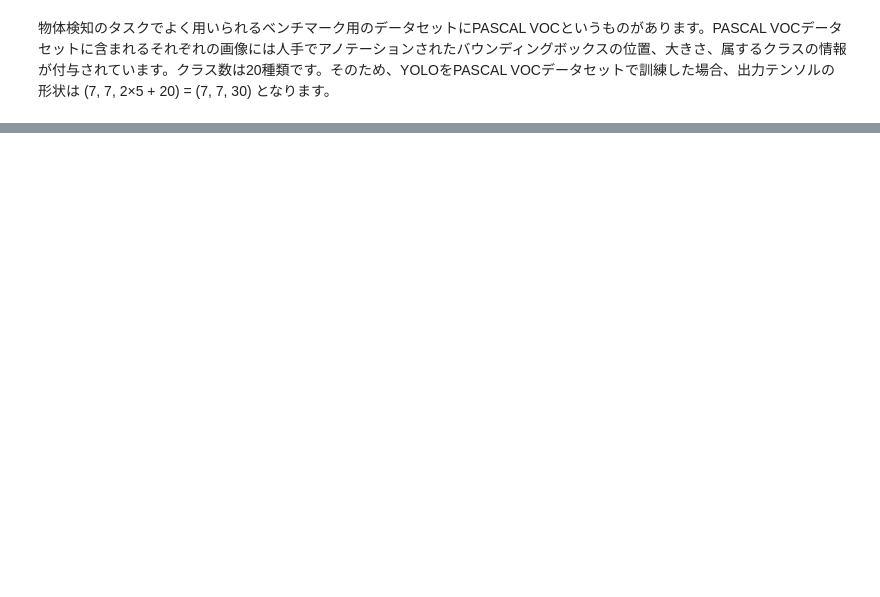
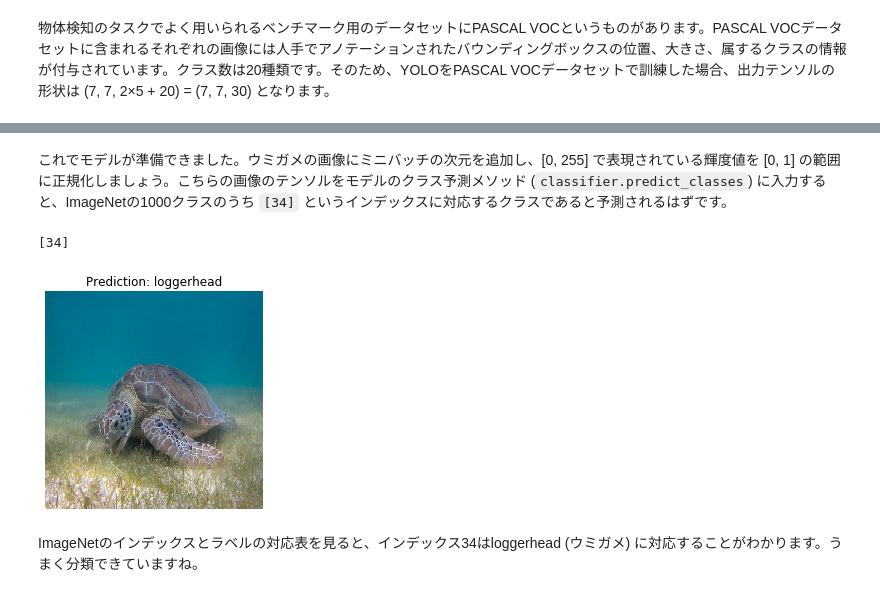
Before and after one commit to kmotohas/shuwa-book-dl4prac-examples, a Jupyter notebook: notebooks/chap02.ipynb, the cells around one changed output, grey strips where cells are left out. Saved outputs shown, nothing was run; the diff lists cells and outputs as text; code cells hidden in the pictures; blank space fills up the shorter version.

```diff
--- a/notebooks/chap02.ipynb
+++ b/notebooks/chap02.ipynb
@@ -532,0 +570,35 @@ VoTT意外にも個人や企業等によりさまざまな支援ツールが開
+# %%
+from tensorflow import keras
+import tensorflow_hub as hub
+
+classifier_url = 'https://tfhub.dev/google/imagenet/resnet_v2_152/classification/4'
+classifier = keras.Sequential([
+    hub.KerasLayer(classifier_url, input_shape=(224, 224, 3))
+])
+# %% [markdown]
+これでモデルが準備できました。ウミガメの画像にミニバッチの次元を追加し、\[0, 255\] で表現されている輝度値を \[0, 1\] の範囲に正規化しましょう。こちらの画像のテンソルをモデルのクラス予測メソッド (`classifier.predict_classes`) に入力すると、ImageNetの1000クラスのうち `[34]` というインデックスに対応するクラスであると予測されるはずです。
+# %%
+import numpy as np
+
+# ミニバッチ次元の追加と正規化
+input_tensor = np.expand_dims(image_numpy, axis=0)
+input_tensor = input_tensor / 255.
+
+# 訓練済みモデルによる画像分類
+predicted_class = classifier.predict_classes(input_tensor)
+print(predicted_class)  # [34]
+
+# インデックス (34) をクラス名に変換するテーブルを取得
+labels_path = keras.utils.get_file('ImageNetLabels.txt','https://storage.googleapis.com/download.tensorflow.org/data/ImageNetLabels.txt')
+imagenet_labels = np.array(open(labels_path).read().splitlines())
+
+# 画像と予測クラス名を描画
+plt.imshow(image_numpy)
+plt.axis('off')
+predicted_class_name = imagenet_labels[predicted_class[0]]
+_ = plt.title("Prediction: " + predicted_class_name)
+# %% [output]
+[34]
+[figure, added]
+# %% [markdown]
+ImageNetのインデックスとラベルの対応表を見ると、インデックス34はloggerhead (ウミガメ) に対応することがわかります。うまく分類できていますね。
```
Also changed, not shown: parts of 30 cells of this notebook.
